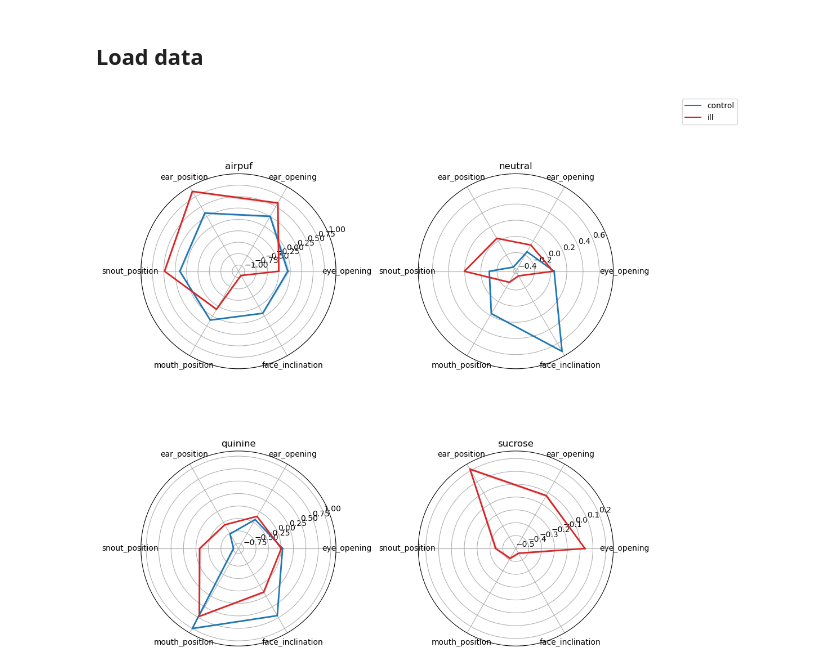
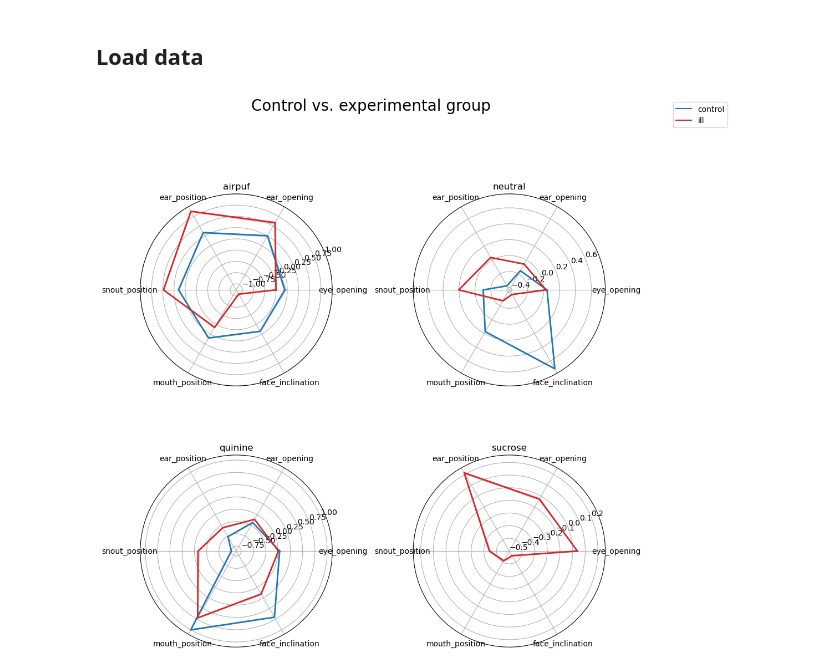
Before and after one commit to sorenorm/FaceQuant, a Jupyter notebook: faceQuant.ipynb, the cells around one changed output. Saved outputs shown, nothing was run; the diff lists cells and outputs as text; code cells hidden in the pictures.

Commit message:
more plots

```diff
--- a/faceQuant.ipynb
+++ b/faceQuant.ipynb
@@ -124,31 +124,32 @@ for ax, stim in zip(axes, stimuli):
         upper = np.array(values) + np.array(sem)
 
         color = group_colors.get(group, "gray")
 
         ax.plot(angles, values, linewidth=2, label=group, color=color)
         ax.fill_between(angles, lower, upper, alpha=0.15, color=color)
 
     ax.set_xticks(angles[:-1])
     ax.set_xticklabels(labels)
     ax.set_title(stim)
 
 # Hide unused axes
 for ax in axes[len(stimuli):]:
     ax.set_visible(False)
 
 # Global legend with correct colors
 handles = []
 labels_legend = []
 
 for group in groups:
     color = group_colors.get(group, "gray")
     h, = axes[0].plot([], [], label=group, color=color)
     handles.append(h)
     labels_legend.append(group)
 
 fig.legend(handles, labels_legend, loc="upper right", bbox_to_anchor=(1.15, 1.05))
+fig.suptitle("Control vs. experimental group", fontsize=20, y=1.05)
 
 plt.tight_layout()
 plt.show()
 # %% [output]
-[figure, old version]
+[figure, new version]
```
Also changed, not shown: parts of 2 cells of this notebook.
